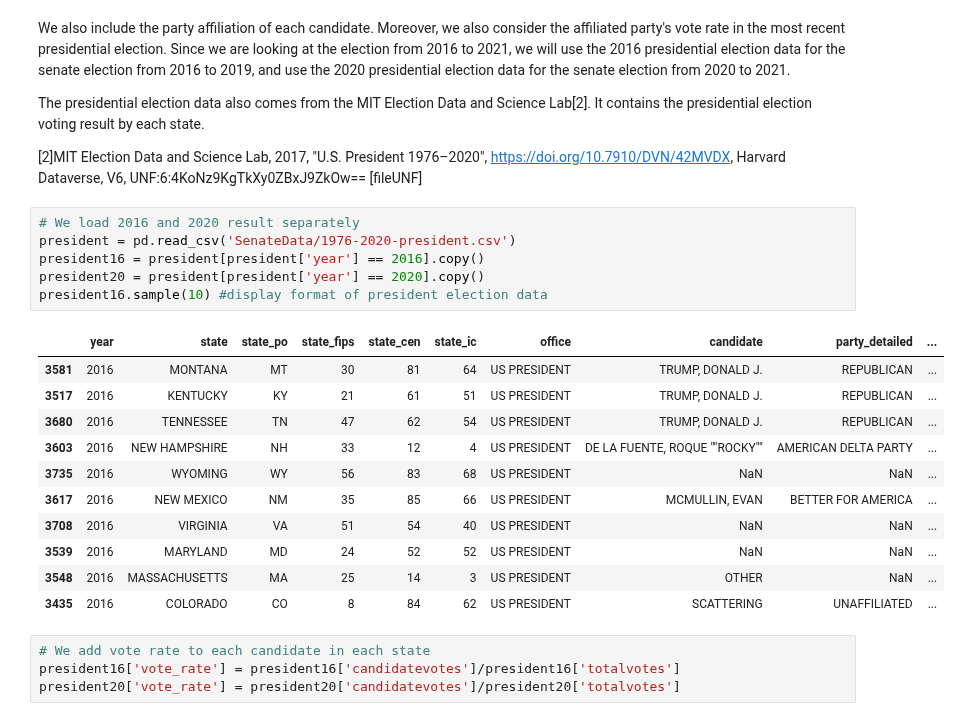
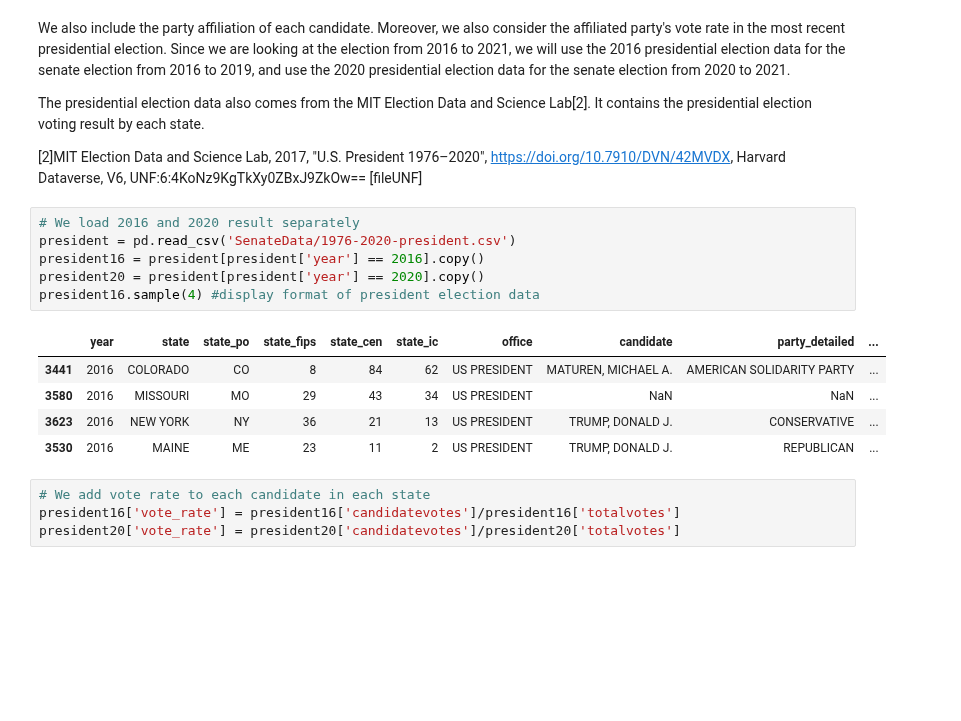
Before and after one commit to epfl-ada/ada-2021-project-chilldatagroup, a Jupyter notebook: Milestone2.ipynb, the cells around one changed output. Saved outputs shown, nothing was run; the diff lists cells and outputs as text; blank space fills up the shorter version.

```diff
--- a/Milestone2.ipynb
+++ b/Milestone2.ipynb
@@ -395,21 +371,15 @@ The presidential election data also comes from the MIT Election Data and Science
 # %%
 # We load 2016 and 2020 result separately
 president = pd.read_csv('SenateData/1976-2020-president.csv')
 president16 = president[president['year'] == 2016].copy()
 president20 = president[president['year'] == 2020].copy()
-president16.sample(10) #display format of president election data
+president16.sample(4) #display format of president election data
 # %% [output]
 |  | year | state | state_po | state_fips | state_cen | state_ic | office | candidate | party_detailed | ... |
-| 3581 | 2016 | MONTANA | MT | 30 | 81 | 64 | US PRESIDENT | TRUMP, DONALD J. | REPUBLICAN | ... |
-| 3517 | 2016 | KENTUCKY | KY | 21 | 61 | 51 | US PRESIDENT | TRUMP, DONALD J. | REPUBLICAN | ... |
-| 3680 | 2016 | TENNESSEE | TN | 47 | 62 | 54 | US PRESIDENT | TRUMP, DONALD J. | REPUBLICAN | ... |
-| 3603 | 2016 | NEW HAMPSHIRE | NH | 33 | 12 | 4 | US PRESIDENT | DE LA FUENTE, ROQUE ""ROCKY"" | AMERICAN DELTA PARTY | ... |
-| 3735 | 2016 | WYOMING | WY | 56 | 83 | 68 | US PRESIDENT | NaN | NaN | ... |
-| 3617 | 2016 | NEW MEXICO | NM | 35 | 85 | 66 | US PRESIDENT | MCMULLIN, EVAN | BETTER FOR AMERICA | ... |
-| 3708 | 2016 | VIRGINIA | VA | 51 | 54 | 40 | US PRESIDENT | NaN | NaN | ... |
-| 3539 | 2016 | MARYLAND | MD | 24 | 52 | 52 | US PRESIDENT | NaN | NaN | ... |
-| 3548 | 2016 | MASSACHUSETTS | MA | 25 | 14 | 3 | US PRESIDENT | OTHER | NaN | ... |
-| 3435 | 2016 | COLORADO | CO | 8 | 84 | 62 | US PRESIDENT | SCATTERING | UNAFFILIATED | ... |
+| 3441 | 2016 | COLORADO | CO | 8 | 84 | 62 | US PRESIDENT | MATUREN, MICHAEL A. | AMERICAN SOLIDARITY PARTY | ... |
+| 3580 | 2016 | MISSOURI | MO | 29 | 43 | 34 | US PRESIDENT | NaN | NaN | ... |
+| 3623 | 2016 | NEW YORK | NY | 36 | 21 | 13 | US PRESIDENT | TRUMP, DONALD J. | CONSERVATIVE | ... |
+| 3530 | 2016 | MAINE | ME | 23 | 11 | 2 | US PRESIDENT | TRUMP, DONALD J. | REPUBLICAN | ... |
 # %%
 # We add vote rate to each candidate in each state
 president16['vote_rate'] = president16['candidatevotes']/president16['totalvotes']
```
Also changed, not shown: parts of 20 cells of this notebook.
